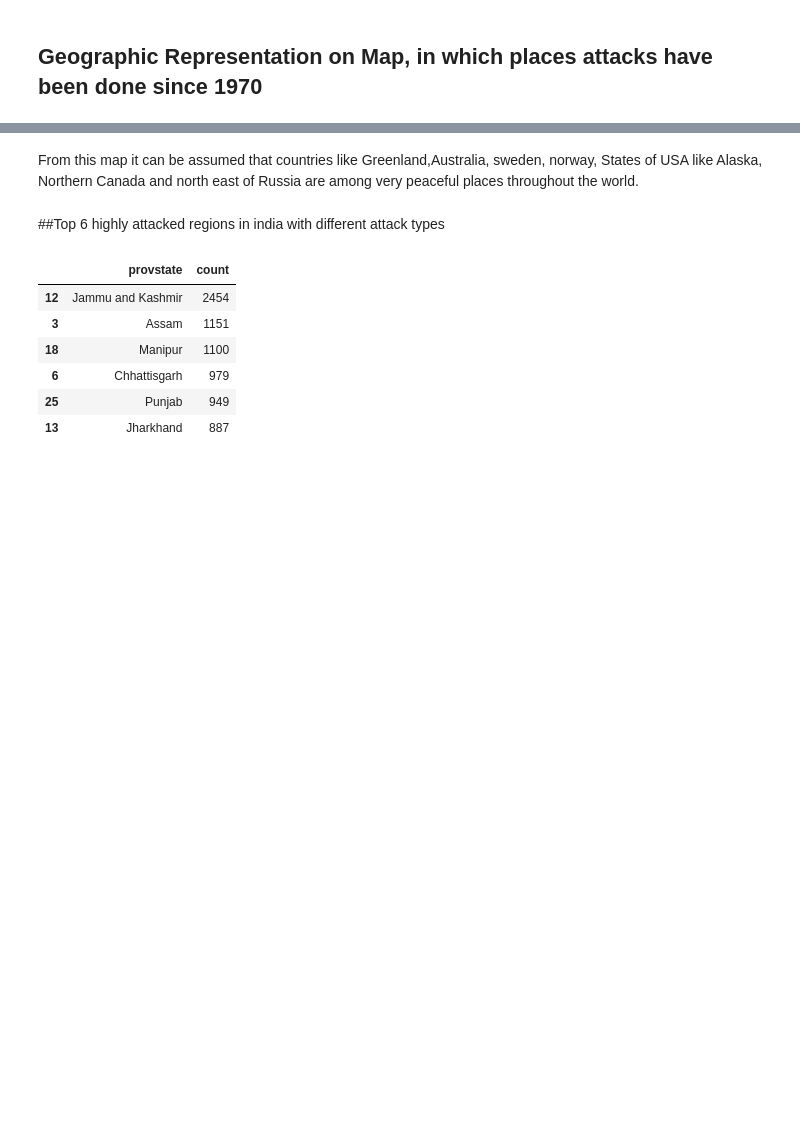
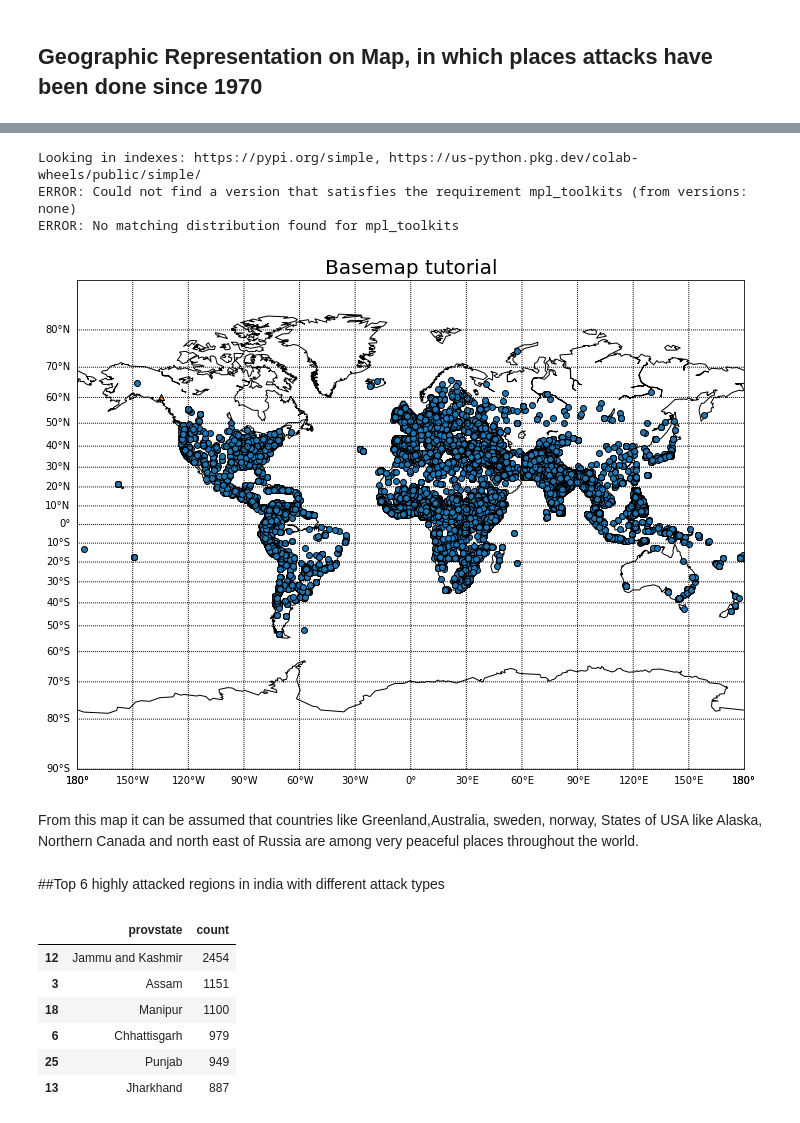
Before and after one commit to ashutosh-sharma-xi/Global-Terrorism-Analysis, a Jupyter notebook: Global_Terrorism_Analysis_Capstone_Project.ipynb, the cells around one changed output, grey strips where cells are left out. Cells and saved outputs as stored; diff of their text form; code cells hidden in the pictures; blank space fills up the shorter version.

```diff
--- a/Global_Terrorism_Analysis_Capstone_Project.ipynb
+++ b/Global_Terrorism_Analysis_Capstone_Project.ipynb
@@ -177,3 +194,33 @@ fig.show()
+# %%
+from mpl_toolkits.basemap import Basemap
+
+fig = plt.figure(figsize=(12,9))
+
+m = Basemap(projection='mill',
+           llcrnrlat = -90,
+           urcrnrlat = 90,
+           llcrnrlon = -180,
+           urcrnrlon = 180,
+           resolution = 'c')
+
+m.drawcoastlines()
+m.drawparallels(np.arange(-90,90,10),labels=[True,False,False,False])
+m.drawmeridians(np.arange(-180,180,30),labels=[0,0,0,1])
+
+sites_lat_y = df['latitude'].tolist()
+sites_lon_x = df['longitude'].tolist()
+
+m.scatter(sites_lon_x,sites_lat_y,latlon=True,  marker='o', alpha=1, edgecolor='k', linewidth=1, zorder=2)
+m.scatter(-135,60,latlon=True, marker='^', alpha=1, edgecolor='k', linewidth=1, zorder=1)
+
+plt.title('Basemap tutorial', fontsize=20)
+
+plt.show()
+# %% [output]
+Looking in indexes: https://pypi.org/simple, https://us-python.pkg.dev/colab-wheels/public/simple/
+ERROR: Could not find a version that satisfies the requirement mpl_toolkits (from versions: none)
+ERROR: No matching distribution found for mpl_toolkits
+[figure, added]
 # %% [markdown]
 From this map it can be assumed that countries like Greenland,Australia, sweden, norway, States of USA like Alaska, Northern Canada and north east of Russia are among very peaceful places throughout the world.
 # %% [markdown]
```
Also changed, not shown: parts of 17 cells of this notebook.
